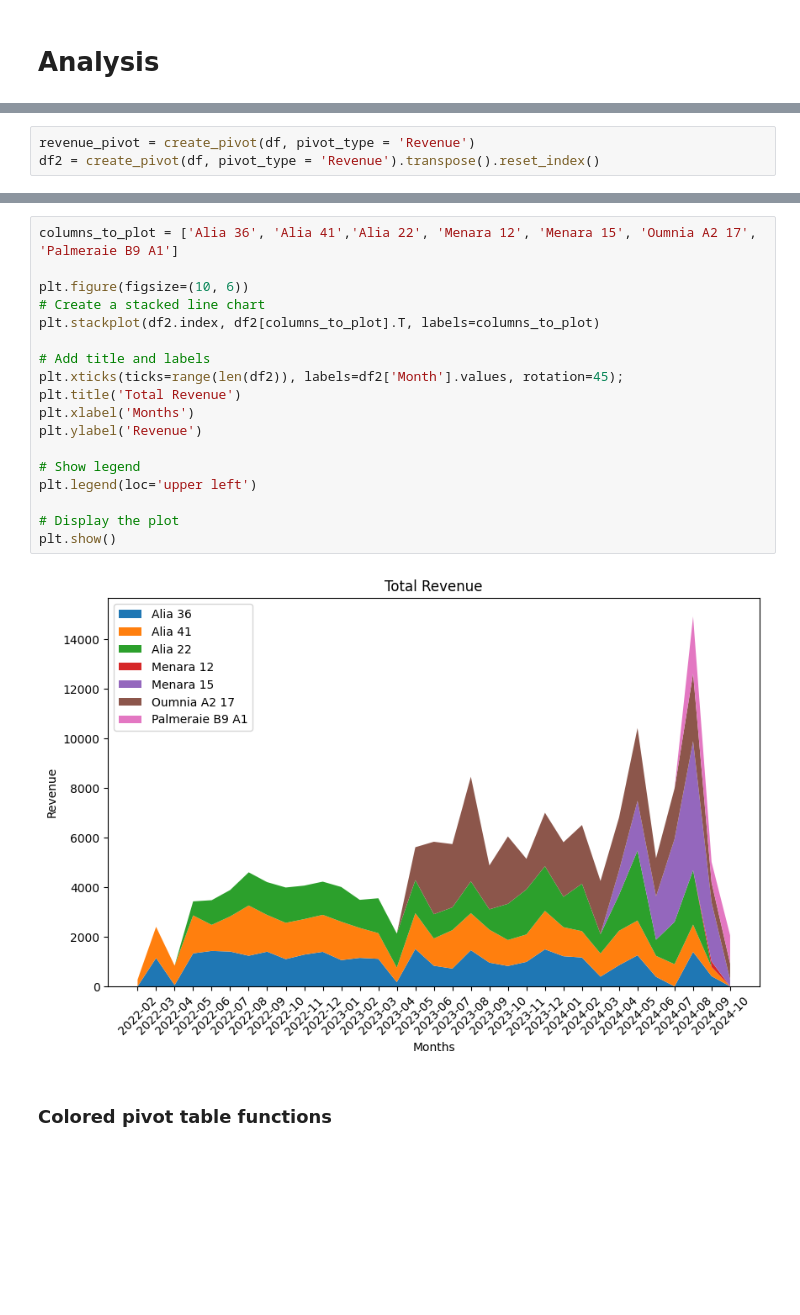
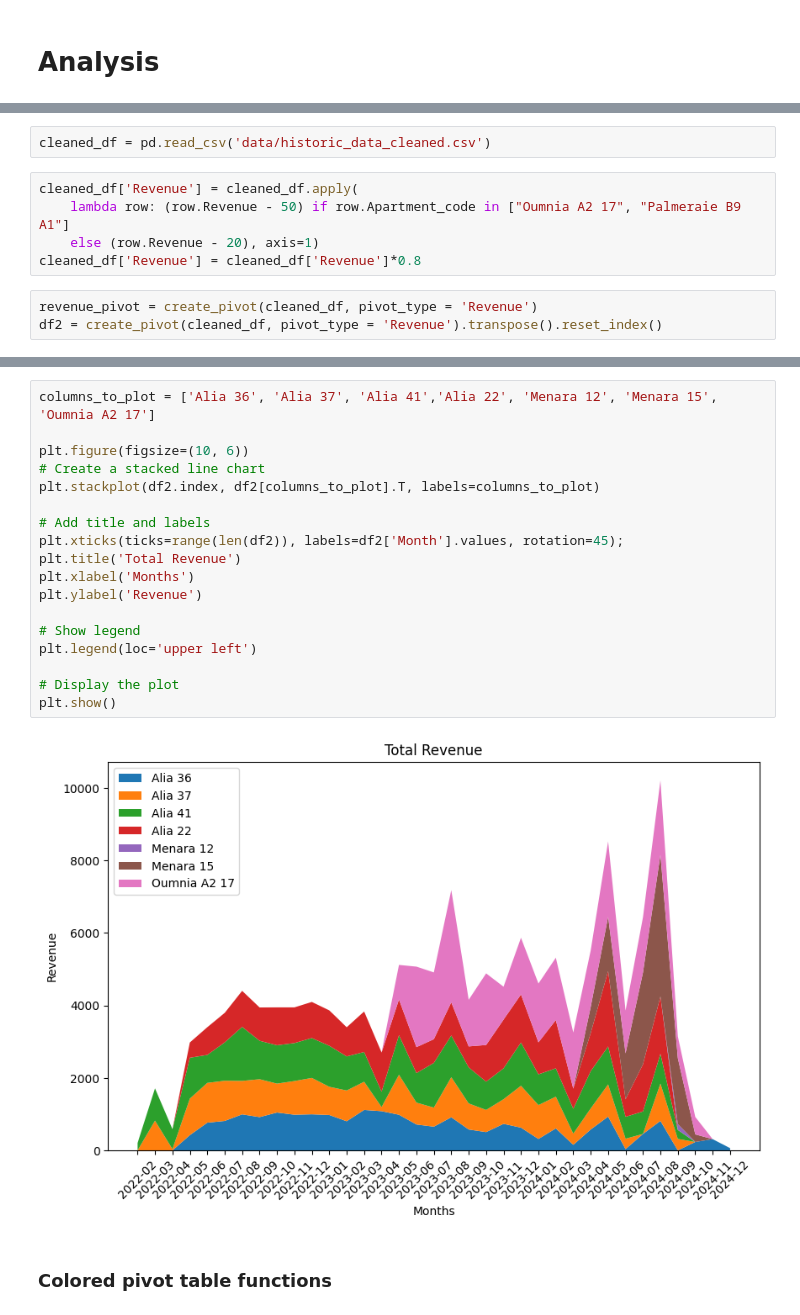
Before and after one commit to Alayadi-94/08-Rentals_Automated_Pipeline, a Jupyter notebook: testings.ipynb, the cells around one changed output, grey strips where cells are left out. Drawn from its saved outputs; the diff is of its cells as text; blank space fills up the shorter version.

```diff
--- a/testings.ipynb
+++ b/testings.ipynb
@@ -177,3 +234,10 @@ def create_pivot(df, pivot_type = 'Revenue'):
+# %%
+cleaned_df = pd.read_csv('data/historic_data_cleaned.csv')
+# %%
+cleaned_df['Revenue'] = cleaned_df.apply(
+    lambda row: (row.Revenue - 50) if row.Apartment_code in ["Oumnia A2 17", "Palmeraie B9 A1"]
+    else (row.Revenue - 20), axis=1)
+cleaned_df['Revenue'] = cleaned_df['Revenue']*0.8
 # %%
-revenue_pivot = create_pivot(df, pivot_type = 'Revenue')
-df2 = create_pivot(df, pivot_type = 'Revenue').transpose().reset_index()
+revenue_pivot = create_pivot(cleaned_df, pivot_type = 'Revenue')
+df2 = create_pivot(cleaned_df, pivot_type = 'Revenue').transpose().reset_index()
@@ -193,23 +304,23 @@ plt.legend();
 # %%
-columns_to_plot = ['Alia 36', 'Alia 41','Alia 22', 'Menara 12', 'Menara 15', 'Oumnia A2 17', 'Palmeraie B9 A1']
+columns_to_plot = ['Alia 36', 'Alia 37', 'Alia 41','Alia 22', 'Menara 12', 'Menara 15', 'Oumnia A2 17']
 
 plt.figure(figsize=(10, 6))
 # Create a stacked line chart
 plt.stackplot(df2.index, df2[columns_to_plot].T, labels=columns_to_plot)
 
 # Add title and labels
 plt.xticks(ticks=range(len(df2)), labels=df2['Month'].values, rotation=45);
 plt.title('Total Revenue')
 plt.xlabel('Months')
 plt.ylabel('Revenue')
 
 # Show legend
 plt.legend(loc='upper left')
 
 # Display the plot
 plt.show()
 # %% [output]
-[figure, old version]
+[figure, new version]
 # %% [markdown]
 ### Colored pivot table functions
 # %%
```
Also changed, not shown: parts of 53 cells of this notebook, 8 other files.
